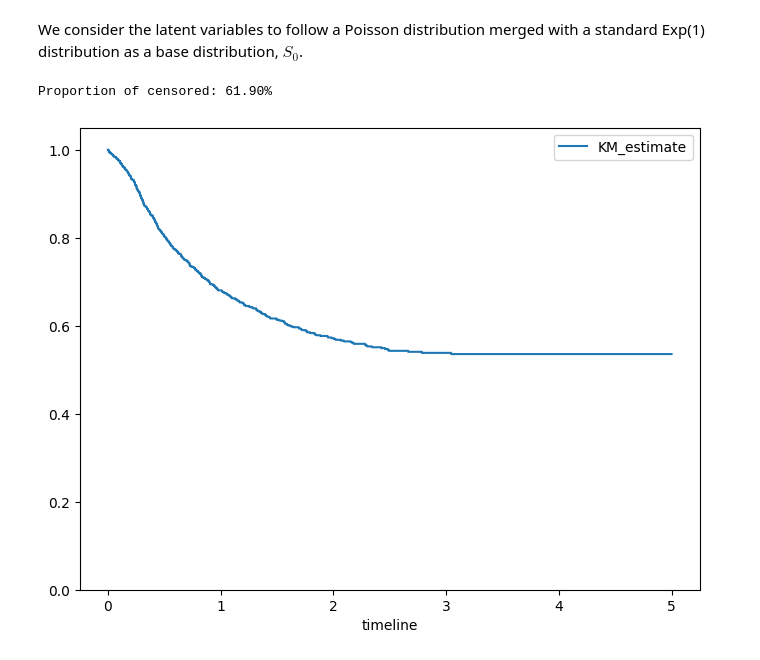
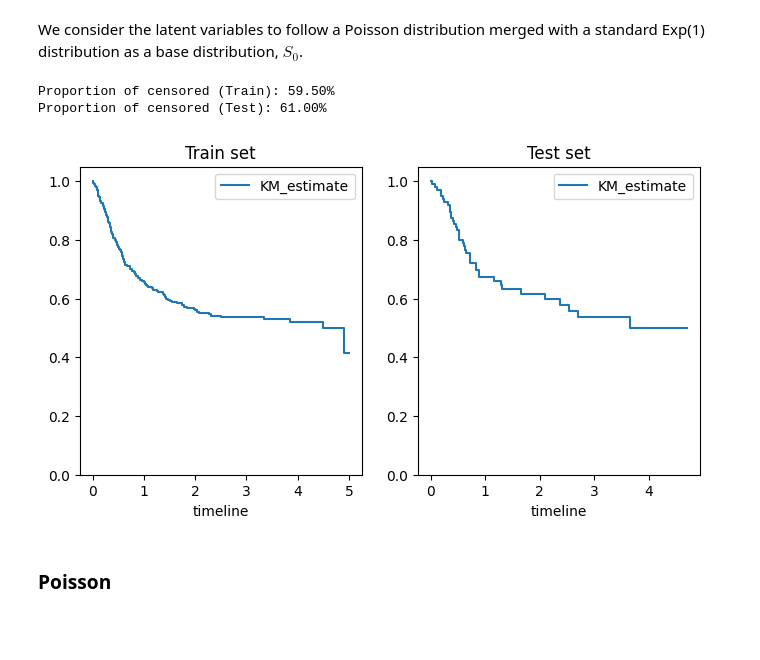
Before and after one commit to nhilariosilva/gndr_mpscr, a Jupyter notebook: Simple Simulation.ipynb, the cells around one changed output. Cells and saved outputs as stored; diff of their text form; code cells hidden in the pictures; blank space fills up the shorter version.

```diff
--- a/Simple Simulation.ipynb
+++ b/Simple Simulation.ipynb
@@ -132,50 +120,78 @@ We consider the latent variables to follow a Poisson distribution merged with a
 # %%
 np.random.seed(10)
 
-n = 1000
+n_train = 400
+n_test = 100
 
-x = np.random.uniform(size = n, low = -5.0, high = 5.0)
-# beta0 = -3
-# beta1 = 2
-# linear_x = beta0 + beta1 * x
-# p_true = 1/(1+np.exp(-linear_x))
-p_true = np.sin(x / np.pi)**2 * 0.95
+x_train = np.random.uniform(size = n_train, low = -5.0, high = 5.0)
+x_test = np.random.uniform(size = n_test, low = -5.0, high = 5.0)
+
+p_true_train = np.sin(x_train / np.pi)**2 * 0.95
+p_true_test = np.sin(x_test / np.pi)**2 * 0.95
 
 # theta = C^{-1}( a0 / p )
 # For the Poisson, we have C(theta) = e^theta, a0 = 1.0
-theta = np.log( 1.0 / p_true )
+theta_train = np.log( 1.0 / p_true_train )
+theta_test = np.log( 1.0 / p_true_test )
 q = 0.0
 
 # m = np.random.poisson(size = n, lam = theta)
-m = mps.rvs(log_a, log_phi, theta, q, sup).numpy()
-cured = (m == 0).astype("int")
+m_train = mps.rvs(log_a, log_phi, theta_train, q, sup).numpy()
+m_test = mps.rvs(log_a, log_phi, theta_test, q, sup).numpy()
+cured_train = (m_train == 0).astype("int")
+cured_test = (m_test == 0).astype("int")
 
 # Random uniform generators for the true lifetimes
-u = np.random.uniform(size = np.sum(m > 0) )
+u_train = np.random.uniform(size = np.sum(m_train > 0) )
+u_test = np.random.uniform(size = np.sum(m_test > 0) )
 # True lifetimes
-y_true = np.repeat(np.inf, n)
-y_true[m > 0] = -np.log(1 - u**(1/m[m > 0])) / theta[m > 0]
-y_censor = np.random.uniform(size = n, low = 0.0, high = 5.0)
+y_true_train = np.repeat(np.inf, n_train)
+y_true_test = np.repeat(np.inf, n_test)
 
-y = y_true.copy()
-delta = np.repeat(0, n)
+y_true_train[m_train > 0] = -np.log(1 - u_train**(1/m_train[m_train > 0])) / theta_train[m_train > 0]
+y_true_test[m_test > 0] = -np.log(1 - u_test**(1/m_test[m_test > 0])) / theta_test[m_test > 0]
+
+y_censor_train = np.random.uniform(size = n_train, low = 0.0, high = 5.0)
+y_censor_test = np.random.uniform(size = n_test, low = 0.0, high = 5.0)
+
+y_train = y_true_train.copy()
+y_test = y_true_test.copy()
+
+delta_train = np.repeat(0, n_train)
+delta_test = np.repeat(0, n_test)
+
 # Define observed lifetimes as 1
-delta[y_true <= y_censor] = 1
+delta_train[y_true_train <= y_censor_train] = 1
+delta_test[y_true_test <= y_censor_test] = 1
+
 # Censor lifetimes greater than censorship times
-y[y_true > y_censor] = y_censor[y_true > y_censor]
+y_train[y_true_train > y_censor_train] = y_censor_train[y_true_train > y_censor_train]
+y_test[y_true_test > y_censor_test] = y_censor_test[y_true_test > y_censor_test]
 
-print("Proportion of censored: {:.2f}%".format( (1-np.mean(delta))*100 ))
+print("Proportion of censored (Train): {:.2f}%".format( (1-np.mean(delta_train))*100 ))
+print("Proportion of censored (Test): {:.2f}%".format( (1-np.mean(delta_test))*100 ))
 # %% [output]
-Proportion of censored: 61.90%
+Proportion of censored (Train): 59.50%
+Proportion of censored (Test): 61.00%
 # %%
-fig, ax = plt.subplots(nrows = 1, ncols = 1, figsize = (8,6))
+fig, ax = plt.subplots(nrows = 1, ncols = 2, figsize = (8,4))
 
 km = lifelines.KaplanMeierFitter()
-km.fit(y, delta)
-km.plot(ax = ax, ci_show = False, show_censors = False)
-ax.set_ylim(0,1.05)
+km.fit(y_train, delta_train)
+km.plot(ax = ax[0], ci_show = False, show_censors = False)
+ax[0].set_ylim(0,1.05)
+ax[0].set_title("Train set")
+
+km = lifelines.KaplanMeierFitter()
+km.fit(y_test, delta_test)
+km.plot(ax = ax[1], ci_show = False, show_censors = False)
+ax[1].set_ylim(0,1.05)
+ax[1].set_title("Test set")
+
 
 plt.show()
 # %% [output]
-[figure, old version]
+[figure, new version]
+# %% [markdown]
+### Poisson
 # %%
```
Also changed, not shown: parts of 21 cells of this notebook, 1 other file.
